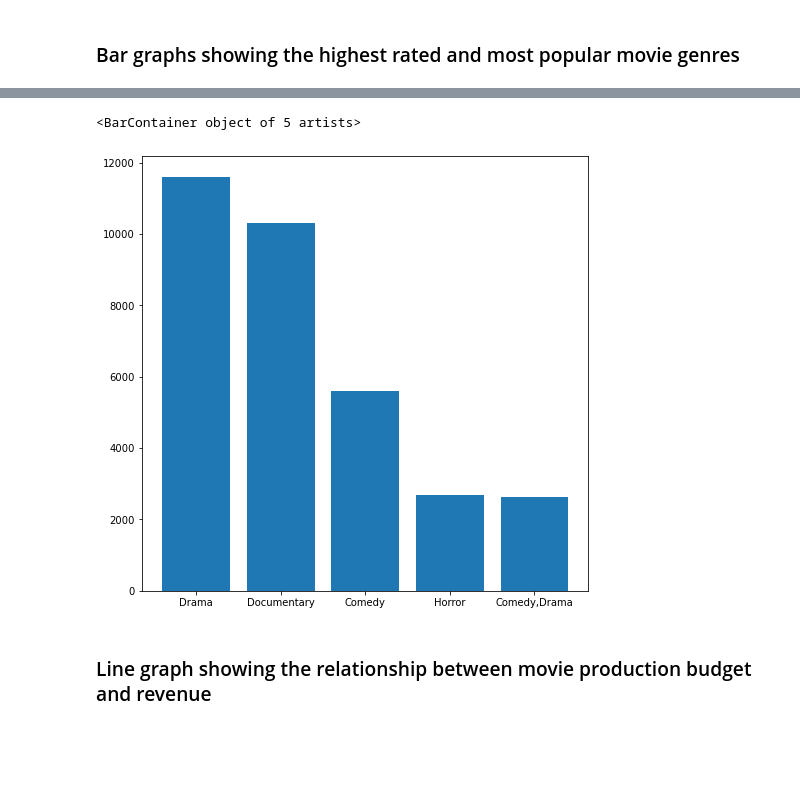
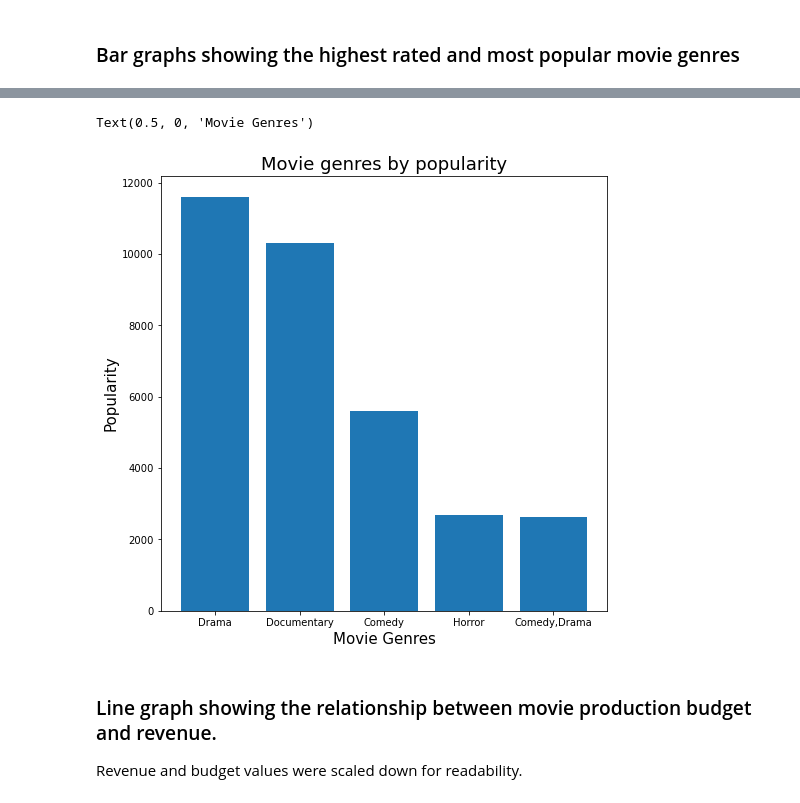
Before and after one commit to lewigi/dsc-phase-1-project-v2-4, a Jupyter notebook: student.ipynb, the cells around one changed output, grey strips where cells are left out. Saved outputs shown, nothing was run; the diff lists cells and outputs as text; code cells hidden in the pictures; blank space fills up the shorter version.

```diff
--- a/student.ipynb
+++ b/student.ipynb
@@ -742,15 +739,25 @@ ax.bar(highest_rated_genres, highest_rated_genres_ratings)
 # %%
-fig, ax = plt.subplots(figsize=(8,8))
+fig, ax = plt.subplots(figsize=(10,10))
 
 # Get values for x and y axis for the plot
 
 popular_genres = imdb_joined['genres'].value_counts()[0:5].index.to_list()
 popular_genres_freq = imdb_joined['genres'].value_counts()[0:5].to_list()
 
+# Set the x and y axis
+
 ax.bar(popular_genres, popular_genres_freq)
+
+# Set plot charateristics
+
+ax.set_title("Movie genres by popularity", fontsize = 18)
+ax.set_ylabel("Popularity", fontsize = 15)
+ax.set_xlabel("Movie Genres", fontsize = 15)
 # %% [output]
-<BarContainer object of 5 artists>
+Text(0.5, 0, 'Movie Genres')
-[figure, old version]
+[figure, new version]
 # %% [markdown]
-### Line graph showing the relationship between movie production budget and revenue
+### Line graph showing the relationship between movie production budget and revenue.
+
+Revenue and budget values were scaled down for readability.
 # %%
```
Also changed, not shown: parts of 20 cells of this notebook.
